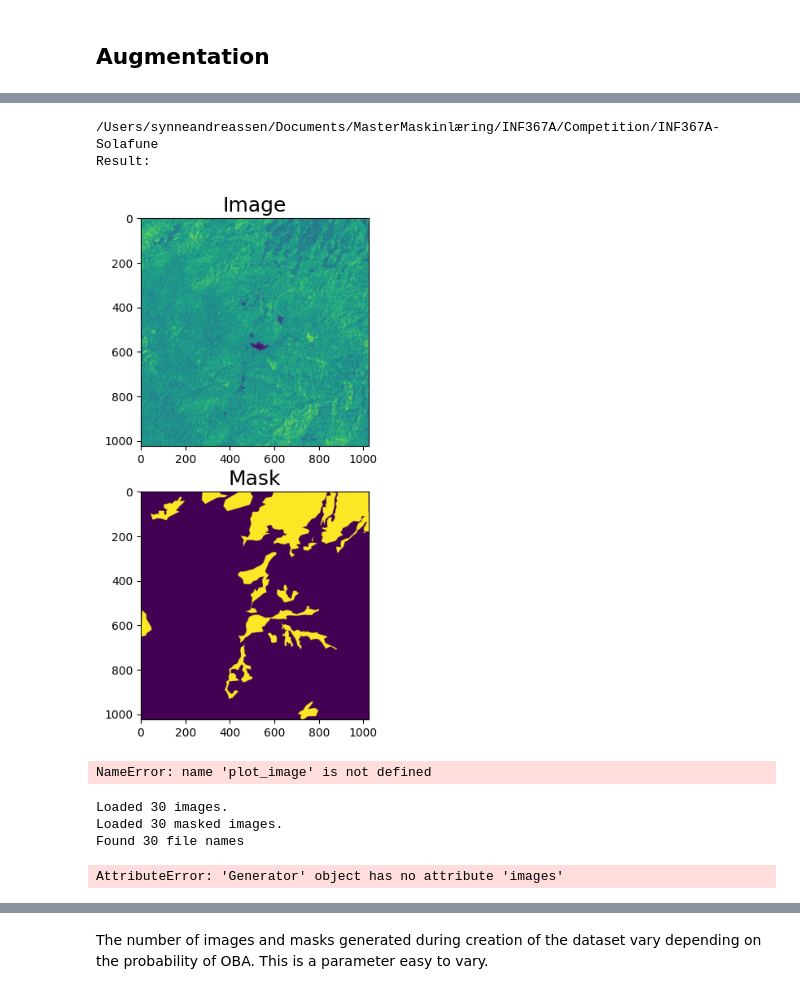
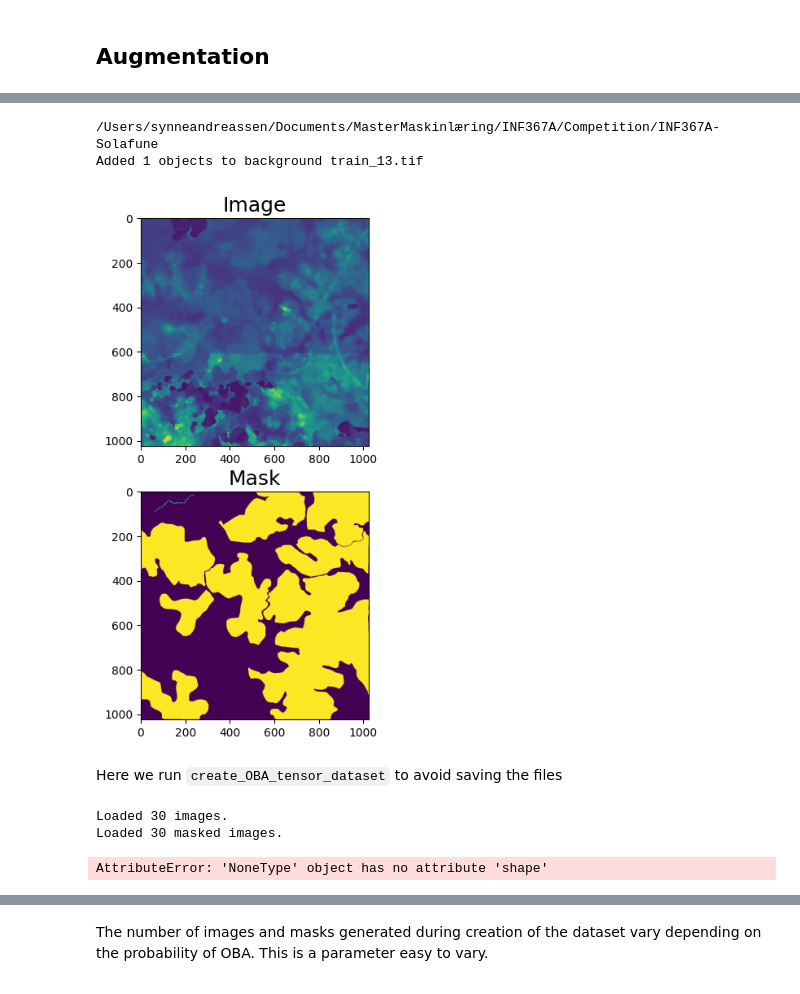
Before and after one commit to synneremmen/INF367A-Solafune, a Jupyter notebook: OBA/inspect_object_based_augmentation.ipynb, the cells around one changed output, grey strips where cells are left out. Drawn from its saved outputs; the diff is of its cells as text; code cells hidden in the pictures.

```diff
--- a/OBA/inspect_object_based_augmentation.ipynb
+++ b/OBA/inspect_object_based_augmentation.ipynb
@@ -62,0 +84,6 @@ ValueError: Height and Width of image, mask or masks should be equal. You can di
+# %%
+print("Color augmentation")
+generator.color_augm_prob=1
+augmented_image, augmented_mask = generator._augment_image_mask(image, mask)
+generator.visualize(augmented_image[band], augmented_mask)
+generator.color_augm_prob=0
@@ -63,9 +105,11 @@ ValueError: Height and Width of image, mask or masks should be equal. You can di
 # %%
-print(generator.num_of_extracted_objects)
+# extract a random object
+print("Generator has",generator.num_of_extracted_objects, "extracted objects")
 object_ids = [obj[-1] for obj in generator.extracted_objects]
-print(object_ids)
-num = random.choice(object_ids) # choose random object
-band = 5
-cropped_object, object_mask = generator._crop_target_object(num)
-generator.visualize(cropped_object[band], object_mask) # image: (12, 1024, 1024), mask: (1, 1024, 1024)
+obj_id = random.choice(object_ids)
+print("Randomly chosen object id:", obj_id)
+
+# crop and visualize the
+object_image, object_mask = generator._crop_target_object(obj_id)
+generator.visualize(object_image[band], object_mask) # image: (12, 1024, 1024), mask: (1, 1024, 1024)
 # %% [output]
@@ -76,33 +130,34 @@ image_path:  data/train_images/train_25.tif
 # %%
+# to augment or not at all
 generator.augm = True
+# the probability of augmenting (if augm is True)
+generator.augm_prob = 1
+# the probability of performing geometrical augmentation
+generator.geometric_augm_prob = 0.6
+# the probability of performing color augmentation
+generator.color_augm_prob = 0.6
+# to perform object augmentation or not
+generator.object_augm = True
+# the probability of performing augmentation to the object
+generator.object_augm_prob = 1
+# the probability of performing augmentations to the background image
+generator.background_augm_prob = 0
+# to apply shadows or not
+generator.shadows = False
+# how many extra objects to add
+generator.extra_objects = 3
+# to use a new background or not
+generator.extra_background_prob = 0
 
-generator.augm_prob = 1
-generator.geometric_augm_prob = 1
-generator.color_augm_prob = 0
-
-generator.object_augm = True
-generator.object_augm_prob = 1
-
-generator.background_augm_prob = 0
-
-generator.shadows = False
-
-generator.extra_objects = 5
-
-# not currently integrated
-generator.extra_background_prob = 0
 print(os.getcwd())
-image, mask, profile = generator.generate_augmented_sample()
-print("Result:")
-generator.visualize(image[5], mask[0]) # image: (12, 1024, 1024), mask: (1, 1024, 1024)
+image, mask, profile = generator.generate_augmented_sample(verbose=True)
+generator.visualize(image[band], mask[0]) # image: (12, 1024, 1024), mask: (1, 1024, 1024)
 # %% [output]
 /Users/synneandreassen/Documents/MasterMaskinlæring/INF367A/Competition/INF367A-Solafune
-Result:
+Added 1 objects to background train_13.tif
-[figure, old version]
+[figure, new version]
-# %%
-plot_image(image, band=1, num_plots=12, polygons=False)
-# %% [output]
-NameError: name 'plot_image' is not defined
+# %% [markdown]
+Here we run `create_OBA_tensor_dataset` to avoid  saving the files
 # %%
 from OBA.object_based_augmentation import create_OBA_tensor_dataset
 dataset = create_OBA_tensor_dataset(
@@ -120,13 +175,13 @@ dataset = create_OBA_tensor_dataset(
     color_augm_prob=1,
     batch_size=1,
     min_area=100,
-    use_SR=False
+    use_SR=False,
+    generator=generator,
 )
 # %% [output]
 Loaded 30 images.
 Loaded 30 masked images.
-Found 30 file names
-AttributeError: 'Generator' object has no attribute 'images'
+AttributeError: 'NoneType' object has no attribute 'shape'
 # %%
 folder = './data/oba_images/'
 masked = './data/oba_masked_images/'
```
Also changed, not shown: parts of 18 cells of this notebook, 2 other files.
